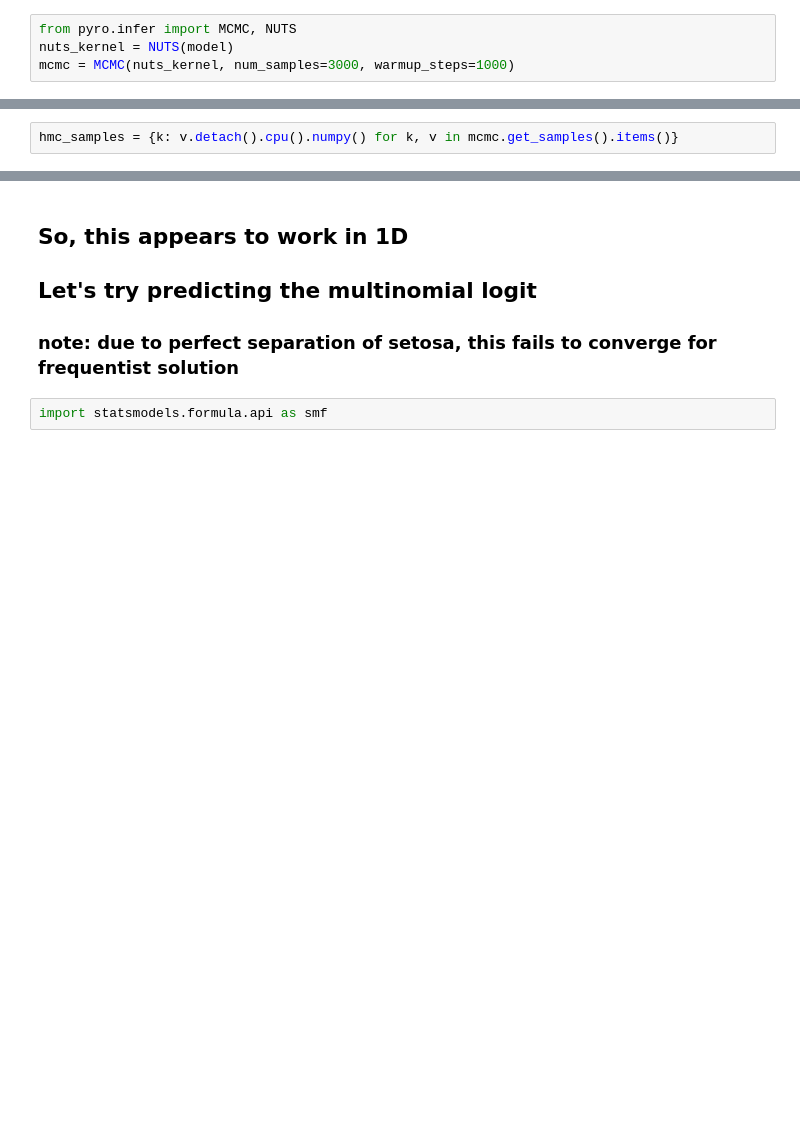
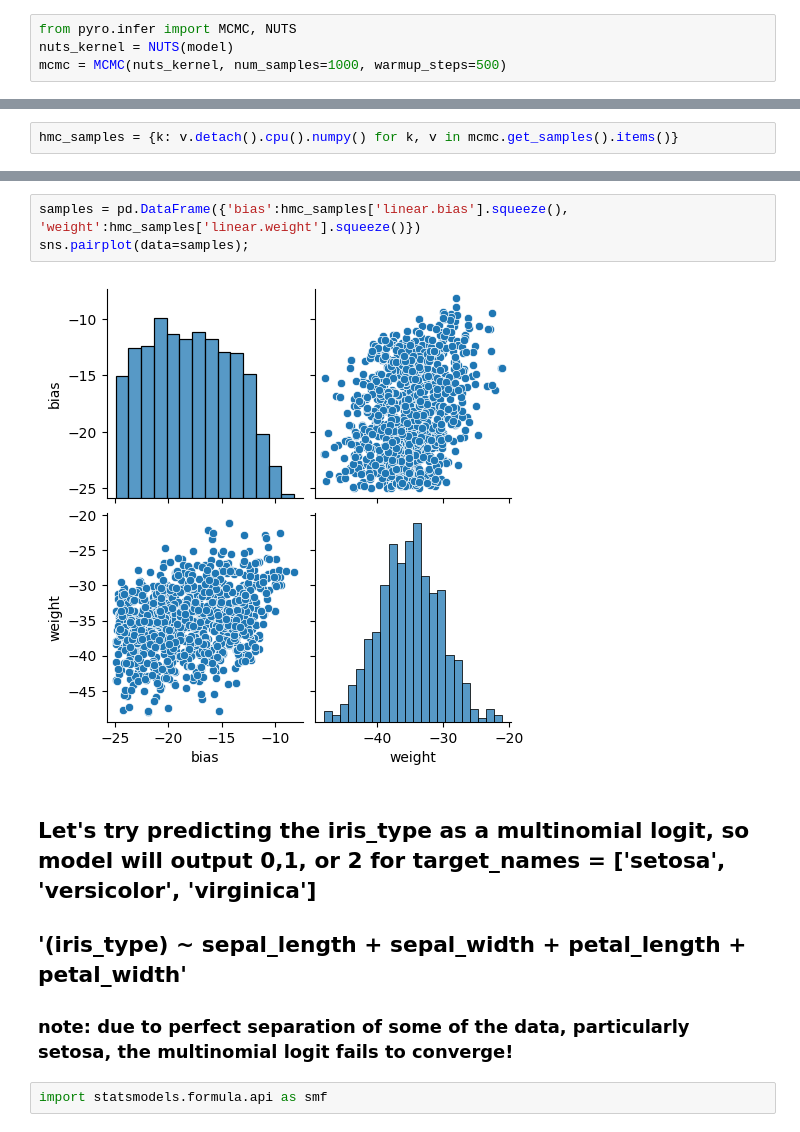
Before and after one commit to seanreed1111/colab-demos, a Jupyter notebook: pyro_logistic_regression_demo.ipynb, the cells around one changed output, grey strips where cells are left out. Drawn from its saved outputs; the diff is of its cells as text; blank space fills up the shorter version.

```diff
--- a/pyro_logistic_regression_demo.ipynb
+++ b/pyro_logistic_regression_demo.ipynb
@@ -195,7 +199,7 @@ print(clf.coef_)
 # %%
 from pyro.infer import MCMC, NUTS
 nuts_kernel = NUTS(model)
-mcmc = MCMC(nuts_kernel, num_samples=3000, warmup_steps=1000)
+mcmc = MCMC(nuts_kernel, num_samples=1000, warmup_steps=500)
 # %%
 %%time
 mcmc.run(data, target)
@@ -217,8 +231,12 @@ print(clf.intercept_)
+# %%
+samples = pd.DataFrame({'bias':hmc_samples['linear.bias'].squeeze(), 'weight':hmc_samples['linear.weight'].squeeze()})
+sns.pairplot(data=samples);
+# %% [output]
+[figure, added]
 # %% [markdown]
-## So, this appears to work in 1D
-## Let's try predicting the multinomial logit
-
-### note: due to perfect separation of setosa, this fails to converge for frequentist solution
+## Let's try predicting the iris_type as a multinomial logit, so model will output 0,1, or 2 for target_names = ['setosa', 'versicolor', 'virginica']
+## '(iris_type) ~ sepal_length + sepal_width + petal_length + petal_width'
+### note: due to perfect separation of some of the data, particularly setosa, the multinomial logit fails to converge!
 # %%
 import statsmodels.formula.api as smf
 # %%
```
Also changed, not shown: parts of 19 cells of this notebook.
